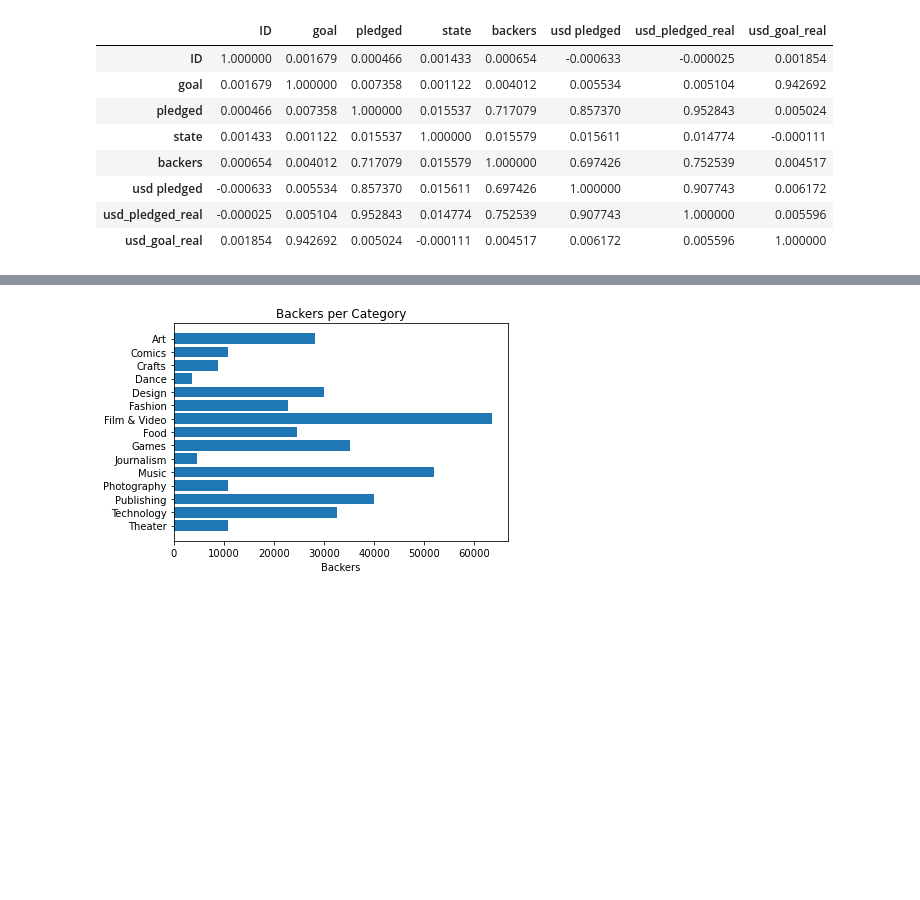
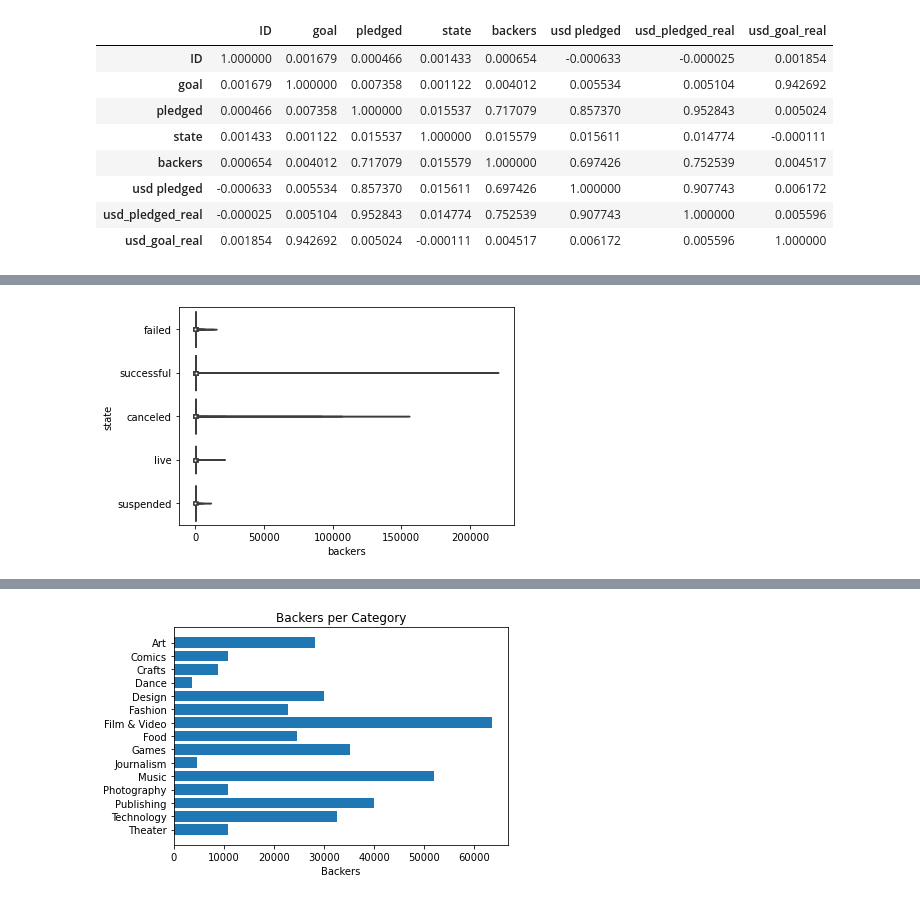
Before and after one commit to Satch7320/Galvanize, a Jupyter notebook: capstone1/Capstone_1.ipynb, the cells around one changed output, grey strips where cells are left out. Saved outputs shown, nothing was run; the diff lists cells and outputs as text; code cells hidden in the pictures; blank space fills up the shorter version.

```diff
--- a/capstone1/Capstone_1.ipynb
+++ b/capstone1/Capstone_1.ipynb
@@ -117,0 +174,6 @@ late_csv.corr()
+# %%
+for category in cats:
+    table = subtable(category)
+    sns.violinplot(y = table['state'], x = table['backers'], orient = 'h')
+# %% [output]
+[figure, added]
```
Also changed, not shown: parts of 14 cells of this notebook, 5 other files.
